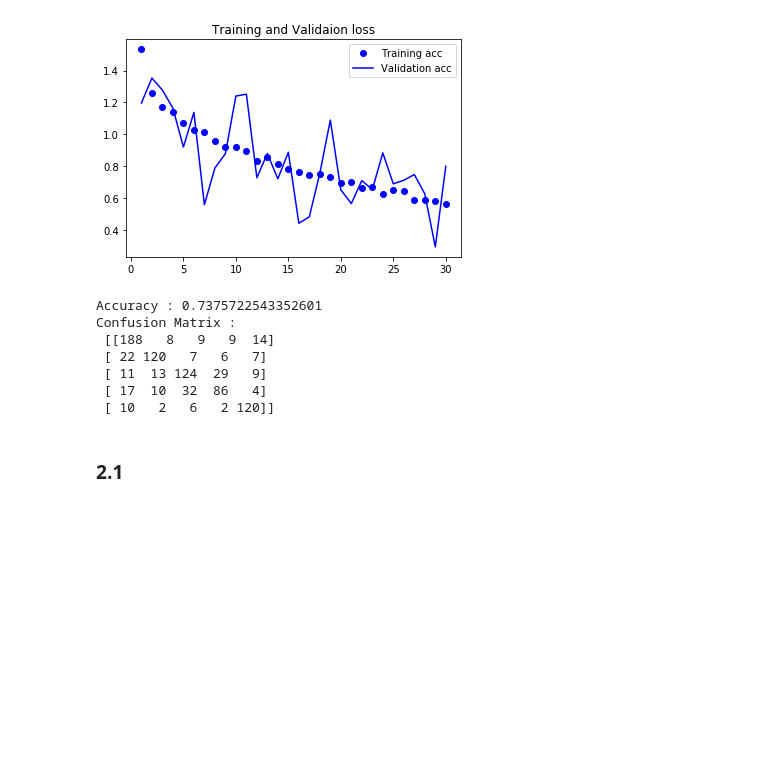
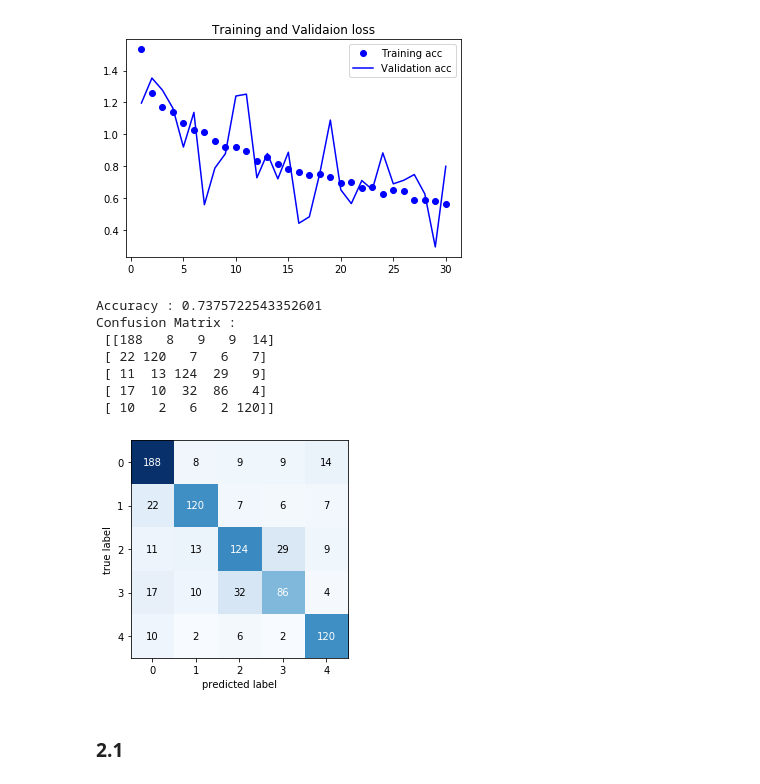
Before and after one commit to davidkwlarsson/edan95, a Jupyter notebook: Lab3/lab3.ipynb, the cells around one changed output. Cells and saved outputs as stored; diff of their text form; code cells hidden in the pictures; blank space fills up the shorter version.

```diff
--- a/Lab3/lab3.ipynb
+++ b/Lab3/lab3.ipynb
@@ -173,7 +179,7 @@ Found 2758 images belonging to 5 classes.
 Found 865 images belonging to 5 classes.
 Found 865 images belonging to 5 classes.
 # %%
-retrain_model = True
+retrain_model = False
 # %%
 if retrain_model:
     history = model.fit_generator(train_generator,
@@ -364,6 +371,11 @@ Confusion Matrix :
  [ 11  13 124  29   9]
  [ 17  10  32  86   4]
  [ 10   2   6   2 120]]
+# %%
+cm = confusion_matrix(y, y_pred)
+plot_confusion_matrix(cm);
+# %% [output]
+[figure, added]
 # %% [markdown]
 ### 2.1
 # %%
```
Also changed, not shown: parts of 16 cells of this notebook.
